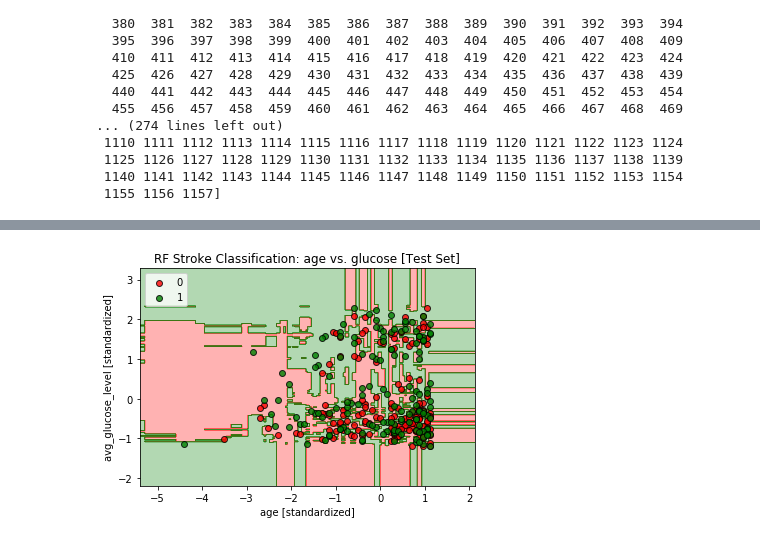
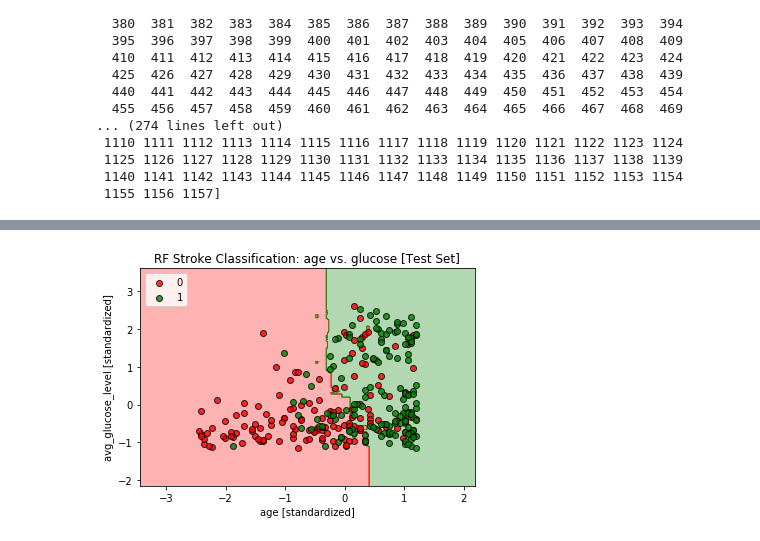
Before and after one commit to emgoh/capstone, a Jupyter notebook: capstone_codes/cp_data_modeling.ipynb, the cells around one changed output, grey strips where cells are left out. Drawn from its saved outputs; the diff is of its cells as text; code cells hidden in the pictures.

```diff
--- a/capstone_codes/cp_data_modeling.ipynb
+++ b/capstone_codes/cp_data_modeling.ipynb
@@ -371,21 +425,31 @@ for train_index, test_index in skf.split(X_rf, y_rf):
     X_train_rf, X_test_rf = X_rf[train_index], X_rf[test_index]
     y_train_rf, y_test_rf = y_rf[train_index], y_rf[test_index]
 # %%
-####################################
-# Model 3: RandomForest Classifier #
-####################################
 # Model: RandomForest [cross-validated & std. train set]
-forest_cv = RandomForestClassifier(criterion='gini',
-                                n_estimators=25,
-                                random_state=0,
-                                n_jobs=1)
+forest_cv = RandomForestClassifier(criterion='gini',n_estimators=50,
+                                max_depth=1, min_samples_split=2,
+                                random_state=0, n_jobs=1)
 forest_cv.fit(X_train_rf, y_train_rf)
 
-# Model prediction:CV testset
-y_pred_test_rf = forest_cv.predict(X_test_rf)
+# GridSearchCV: RandomForest #
+parameters_rf = [{'n_estimators': [1,10,20,50,100], 'max_depth': [1,5,10],
+                  'min_samples_split':[2,5,10]}]
+if __name__ == '__main__':
+    grid_search_rf = GridSearchCV(estimator = forest_cv,
+                               param_grid = parameters_rf,
+                               scoring = 'roc_auc',
+                               cv = 4,
+                               n_jobs = 1)
+grid_search_rf = grid_search_rf.fit(X_train_rf, y_train_rf)
+best_roc_auc_rf = grid_search_rf.best_score_
+best_parameters_rf = grid_search_rf.best_params_
+best_parameters_rf
+
+# Model prediction: CV testset
+y_pred_test_rf = grid_search_rf.predict(X_test_rf)
 
 # Model prediction: hold-out set
-X_test_eval_rf = X_test_std[:, [0,1]]
+#X_test_eval_rf = X_test_std[:, [0,1]]
 #y_pred_eval_rf = forest_cv.predict(X_test_eval_rf) # Unseen data
 # %%
 # Making the Confusion/Contingency Matrix #
@@ -456,19 +521,19 @@ Recall: 0.514
 # %%
 ###############################################################
 # Plotting ROC Curve #
-# Decision Tree: ROC fold and Mean ROC
+# Random Forest: ROC fold and Mean ROC
 from sklearn.metrics import roc_curve, auc
 from scipy import interp
 
-cv = list(skf.split(X_train_dt, y_train_dt))
+cv = list(skf.split(X_train_rf, y_train_rf))
 fig = plt.figure(figsize=(7,5))
 mean_tpr = 0.0
 mean_fpr = np.linspace(0,1,100)
 all_trp = []
 
 for i, (train,test) in enumerate(cv):
-    prob = tree_cv.fit(X_train_dt[train],y_train_dt[train]).predict_proba(X_train_dt[test])
-    fpr,tpr,thresholds = roc_curve(y_train_lr[test],
+    prob = grid_search_rf.fit(X_train_rf[train],y_train_rf[train]).predict_proba(X_train_rf[test])
+    fpr,tpr,thresholds = roc_curve(y_train_rf[test],
                                    prob[:,1],
                                    pos_label=1)
     mean_tpr += interp(mean_fpr, fpr, tpr)
@@ -493,7 +558,7 @@ plt.xlim([-0.05,1.05])
 plt.ylim([-0.05,1.05])
 plt.xlabel('False positive rate')
 plt.ylabel('True positive rate')
-plt.title('ROC Curve for DecisionTree: Stroke Classification')
+plt.title('ROC Curve for RandomForest: Stroke Classification')
 plt.legend(loc='lower right')
 plt.show()
 # %% [output]
@@ -551,12 +616,12 @@ plt.show()
 # %%
 # Visualize stroke classification: Random Forest #
 # Downsampled CV: test set
 plt.figure()
-plot_decision_regions(X=X_test_rf, y=y_test_rf, classifier=forest_cv, test_idx=None)
+plot_decision_regions(X=X_test_rf, y=y_test_rf, classifier=grid_search_rf, test_idx=None)
 plt.title('RF Stroke Classification: age vs. glucose [Test Set]')
 plt.xlabel('age [standardized]')
 plt.ylabel('avg_glucose_level [standardized]')
 plt.legend(loc='upper left')
 plt.show()
 # %% [output]
-[figure, old version]
+[figure, new version]
```
Also changed, not shown: parts of 19 cells of this notebook, 1 other file.
